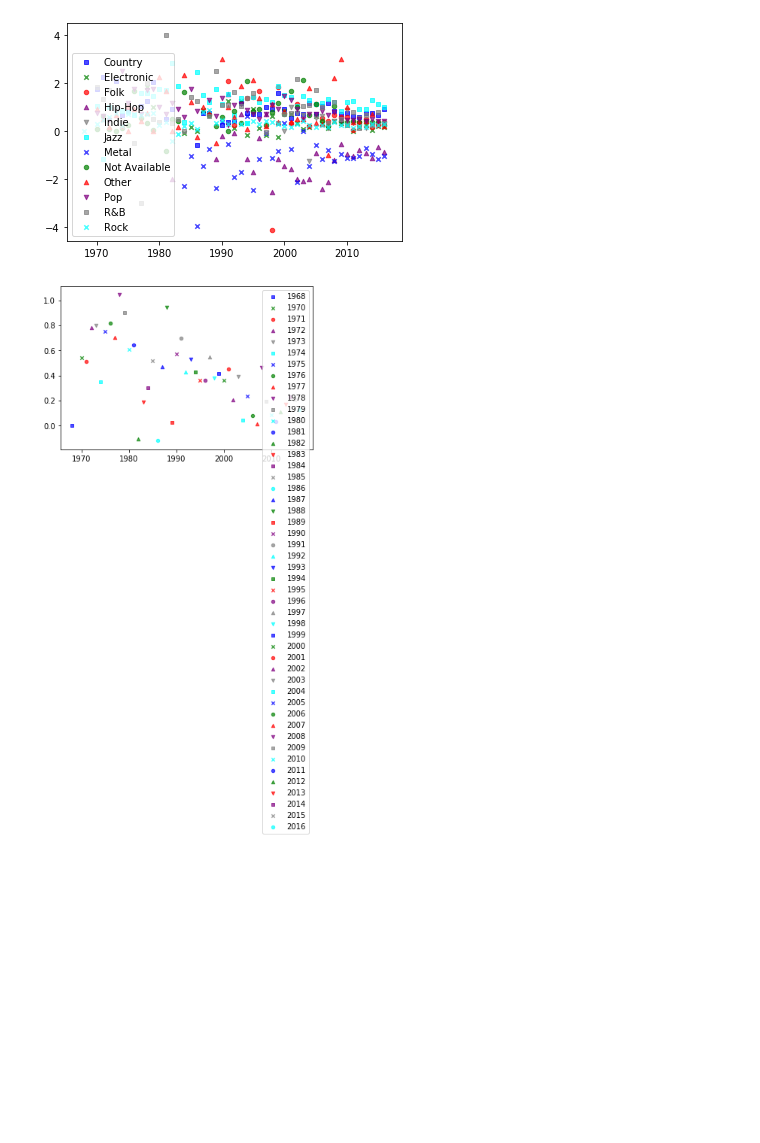
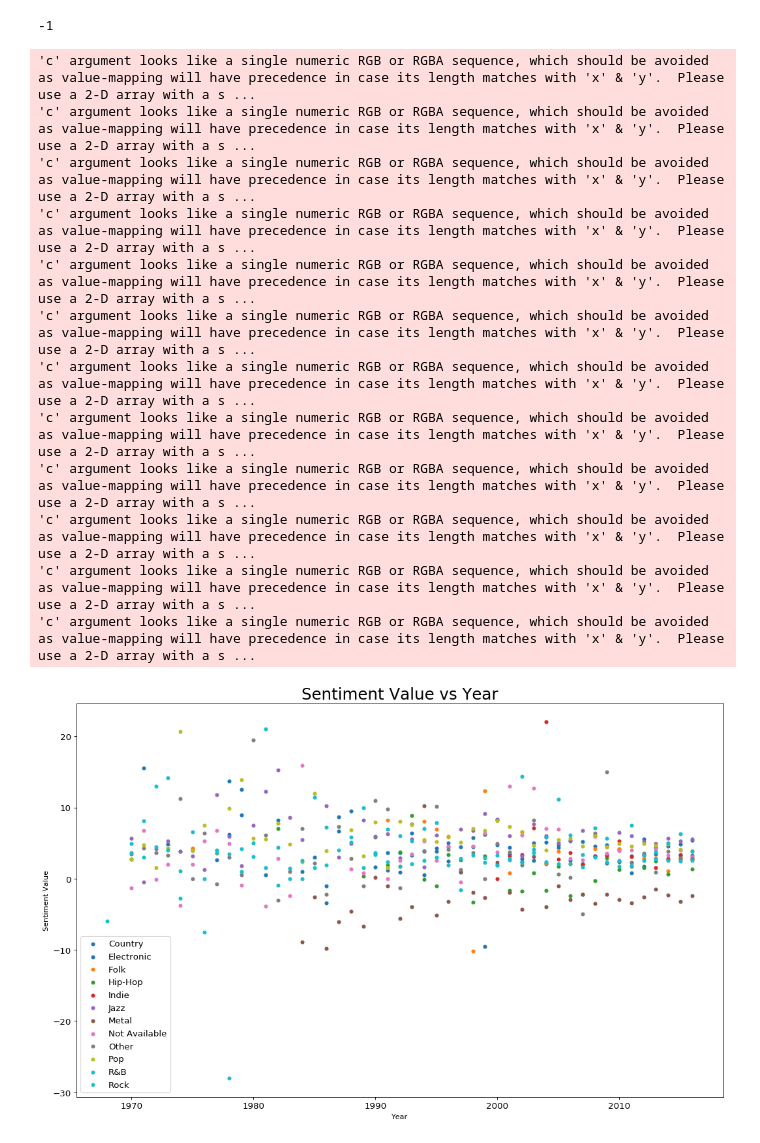
Before and after one commit to Alex-NKG/AU_NLP, a Jupyter notebook: HW4.ipynb, the cells around one changed output. Saved outputs shown, nothing was run; the diff lists cells and outputs as text; code cells hidden in the pictures; blank space fills up the shorter version.

```diff
--- a/HW4.ipynb
+++ b/HW4.ipynb
@@ -68,20 +90,51 @@ song
-# %%
-import matplotlib.pyplot as plt
-
-a = song.groupby(["year", "genre"], as_index=False)['avg'].mean()
-
-from mlxtend.plotting import category_scatter
-
-q=category_scatter(x="year", y="avg", data=a, label_col='genre')
-# %% [output]
-[figure, removed]
-# %%
-import matplotlib.pyplot as plt
-
-a = song.groupby(["year"], as_index=False)['avg'].mean()
-
-from mlxtend.plotting import category_scatter
-
-q=category_scatter(x="year", y="avg", data=a, label_col='year')
-# %% [output]
-[figure, removed]
+# %%
+def count_pos(x):
+  set_pos = set(x)&set(pos)
+
+  set_neg = set(x)&set(neg)
+
+  s=0
+  for item in set_pos:
+    s+=x.count(item)
+  for item in set_neg:
+    s-=x.count(item)
+  return s
+# %% [output]
+-1
+# %%
+acc = song.groupby(["year", "genre"], as_index=False)['avg'].mean()
+
+import numpy as np
+
+# Prepare Data
+# Create as many colors as there are unique midwest['category']
+categories = np.unique(acc['genre'])
+colors = [plt.cm.tab10(i/float(len(categories)-1)) for i in range(len(categories))]
+
+# Draw Plot for Each Category
+plt.figure(figsize=(16, 10), dpi= 80, facecolor='w', edgecolor='k')
+
+for i, category in enumerate(categories):
+    plt.scatter('year', "avg",data=acc.loc[acc.genre==category, :],  s=20, c=colors[i], label=str(category))
+
+# Decorations
+plt.gca().set(xlabel='Year', ylabel='Sentiment Value')
+
+plt.xticks(fontsize=12); plt.yticks(fontsize=12)
+plt.title("Sentiment Value vs Year", fontsize=22)
+plt.legend(fontsize=12)
+plt.show()
+# %% [output]
+'c' argument looks like a single numeric RGB or RGBA sequence, which should be avoided as value-mapping will have precedence in case its length matches with 'x' & 'y'.  Please use a 2-D array with a s ...
+'c' argument looks like a single numeric RGB or RGBA sequence, which should be avoided as value-mapping will have precedence in case its length matches with 'x' & 'y'.  Please use a 2-D array with a s ...
+'c' argument looks like a single numeric RGB or RGBA sequence, which should be avoided as value-mapping will have precedence in case its length matches with 'x' & 'y'.  Please use a 2-D array with a s ...
+'c' argument looks like a single numeric RGB or RGBA sequence, which should be avoided as value-mapping will have precedence in case its length matches with 'x' & 'y'.  Please use a 2-D array with a s ...
+'c' argument looks like a single numeric RGB or RGBA sequence, which should be avoided as value-mapping will have precedence in case its length matches with 'x' & 'y'.  Please use a 2-D array with a s ...
+'c' argument looks like a single numeric RGB or RGBA sequence, which should be avoided as value-mapping will have precedence in case its length matches with 'x' & 'y'.  Please use a 2-D array with a s ...
+'c' argument looks like a single numeric RGB or RGBA sequence, which should be avoided as value-mapping will have precedence in case its length matches with 'x' & 'y'.  Please use a 2-D array with a s ...
+'c' argument looks like a single numeric RGB or RGBA sequence, which should be avoided as value-mapping will have precedence in case its length matches with 'x' & 'y'.  Please use a 2-D array with a s ...
+'c' argument looks like a single numeric RGB or RGBA sequence, which should be avoided as value-mapping will have precedence in case its length matches with 'x' & 'y'.  Please use a 2-D array with a s ...
+'c' argument looks like a single numeric RGB or RGBA sequence, which should be avoided as value-mapping will have precedence in case its length matches with 'x' & 'y'.  Please use a 2-D array with a s ...
+'c' argument looks like a single numeric RGB or RGBA sequence, which should be avoided as value-mapping will have precedence in case its length matches with 'x' & 'y'.  Please use a 2-D array with a s ...
+'c' argument looks like a single numeric RGB or RGBA sequence, which should be avoided as value-mapping will have precedence in case its length matches with 'x' & 'y'.  Please use a 2-D array with a s ...
+[figure, added]
```
Also changed, not shown: parts of 4 cells of this notebook.
